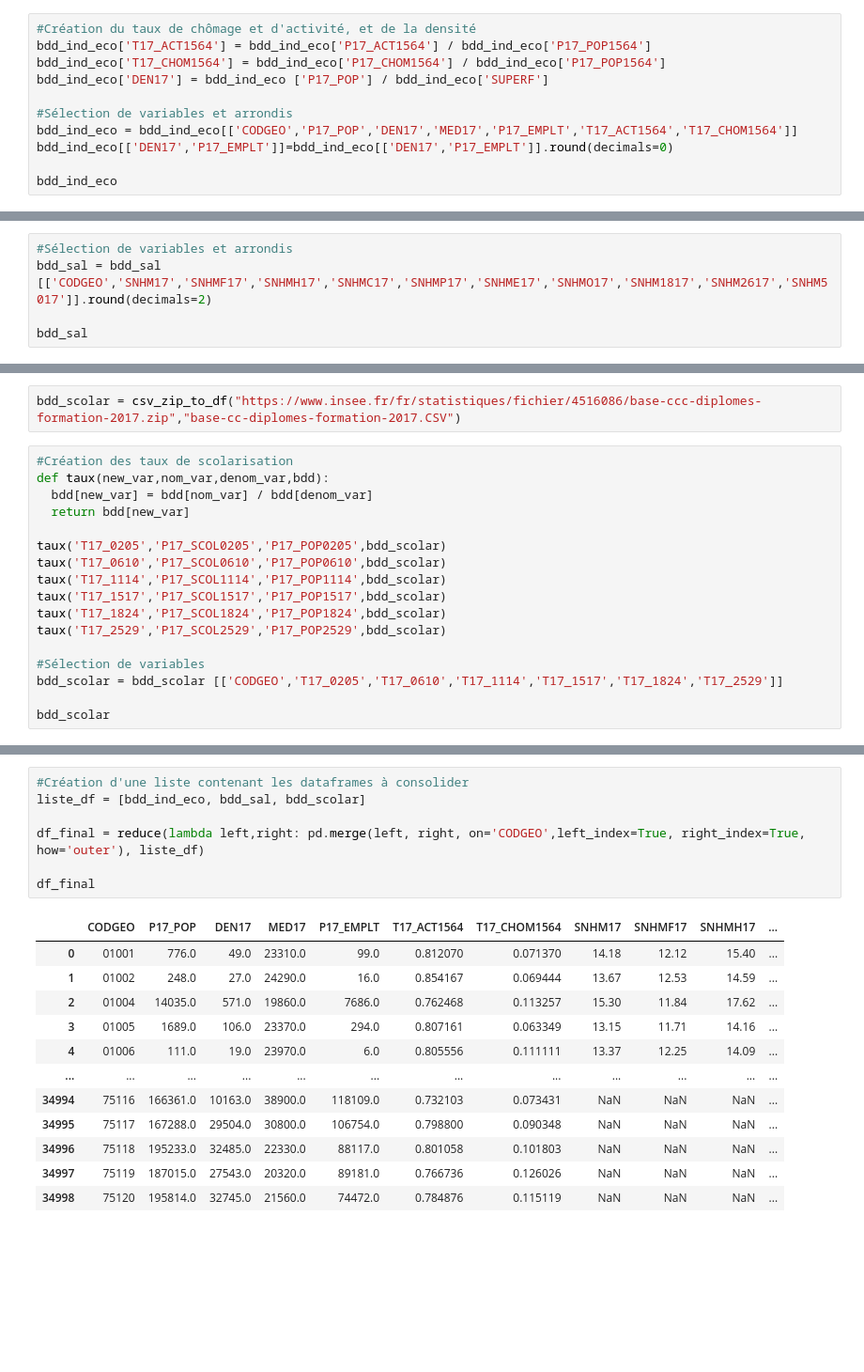
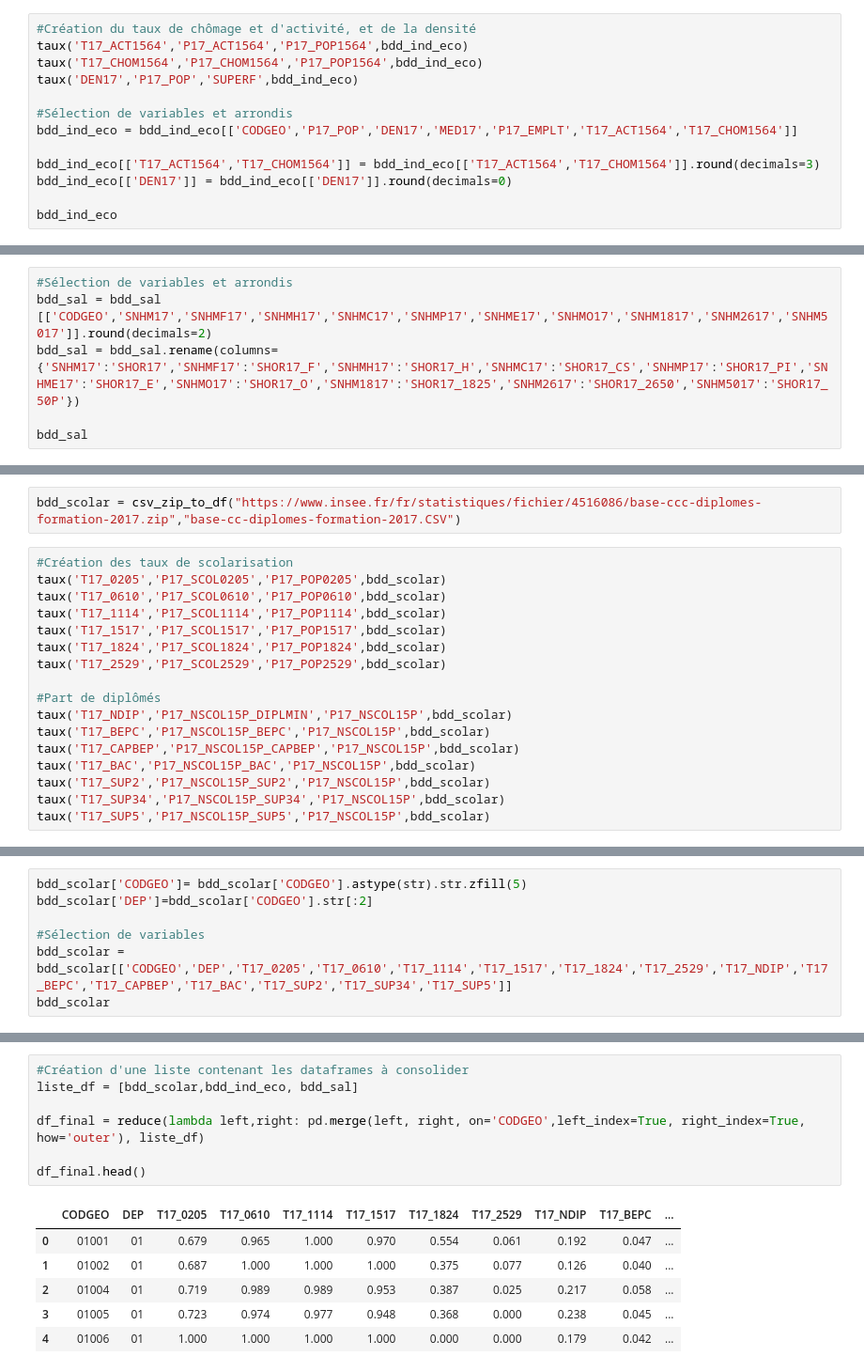
Before and after one commit to pguillot4/Python_project, a Jupyter notebook: Projet_Education.ipynb, the cells around one changed output, grey strips where cells are left out. Shown at 94% size. Cells and saved outputs as stored; diff of their text form; blank space fills up the shorter version.

```diff
--- a/Projet_Education.ipynb
+++ b/Projet_Education.ipynb
@@ -49,13 +80,15 @@ Et en créer certaines :
 bdd_ind_eco = csv_zip_to_df("https://www.insee.fr/fr/statistiques/fichier/2521169/base-comparateur-2017_CSV.zip","base_cc_comparateur.CSV")
 # %%
 #Création du taux de chômage et d'activité, et de la densité
-bdd_ind_eco['T17_ACT1564'] = bdd_ind_eco['P17_ACT1564'] / bdd_ind_eco['P17_POP1564']
-bdd_ind_eco['T17_CHOM1564'] = bdd_ind_eco['P17_CHOM1564'] / bdd_ind_eco['P17_POP1564']
-bdd_ind_eco['DEN17'] = bdd_ind_eco ['P17_POP'] / bdd_ind_eco['SUPERF']
+taux('T17_ACT1564','P17_ACT1564','P17_POP1564',bdd_ind_eco)
+taux('T17_CHOM1564','P17_CHOM1564','P17_POP1564',bdd_ind_eco)
+taux('DEN17','P17_POP','SUPERF',bdd_ind_eco)
 
 #Sélection de variables et arrondis
 bdd_ind_eco = bdd_ind_eco[['CODGEO','P17_POP','DEN17','MED17','P17_EMPLT','T17_ACT1564','T17_CHOM1564']]
-bdd_ind_eco[['DEN17','P17_EMPLT']]=bdd_ind_eco[['DEN17','P17_EMPLT']].round(decimals=0)
+
+bdd_ind_eco[['T17_ACT1564','T17_CHOM1564']] = bdd_ind_eco[['T17_ACT1564','T17_CHOM1564']].round(decimals=3)
+bdd_ind_eco[['DEN17']] = bdd_ind_eco[['DEN17']].round(decimals=0)
 
 bdd_ind_eco
 # %% [output]
@@ -91,6 +126,7 @@ bdd_sal = csv_zip_to_df ("https://www.insee.fr/fr/statistiques/fichier/2021266/b
 # %%
 #Sélection de variables et arrondis
 bdd_sal = bdd_sal [['CODGEO','SNHM17','SNHMF17','SNHMH17','SNHMC17','SNHMP17','SNHME17','SNHMO17','SNHM1817','SNHM2617','SNHM5017']].round(decimals=2)
+bdd_sal = bdd_sal.rename(columns={'SNHM17':'SHOR17','SNHMF17':'SHOR17_F','SNHMH17':'SHOR17_H','SNHMC17':'SHOR17_CS','SNHMP17':'SHOR17_PI','SNHME17':'SHOR17_E','SNHMO17':'SHOR17_O','SNHM1817':'SHOR17_1825','SNHM2617':'SHOR17_2650','SNHM5017':'SHOR17_50P'})
 
 bdd_sal
 # %% [output]
@@ -120,10 +167,6 @@ Cette base, issue de l'INSEE (https://www.insee.fr/fr/statistiques/4516086?somma
 bdd_scolar = csv_zip_to_df("https://www.insee.fr/fr/statistiques/fichier/4516086/base-ccc-diplomes-formation-2017.zip","base-cc-diplomes-formation-2017.CSV")
 # %%
 #Création des taux de scolarisation
-def taux(new_var,nom_var,denom_var,bdd):
-  bdd[new_var] = bdd[nom_var] / bdd[denom_var]
-  return bdd[new_var]
-
 taux('T17_0205','P17_SCOL0205','P17_POP0205',bdd_scolar)
 taux('T17_0610','P17_SCOL0610','P17_POP0610',bdd_scolar)
 taux('T17_1114','P17_SCOL1114','P17_POP1114',bdd_scolar)
@@ -131,8 +174,12 @@ taux('T17_1517','P17_SCOL1517','P17_POP1517',bdd_scolar)
 taux('T17_1824','P17_SCOL1824','P17_POP1824',bdd_scolar)
 taux('T17_2529','P17_SCOL2529','P17_POP2529',bdd_scolar)
 
-#Sélection de variables
-bdd_scolar = bdd_scolar [['CODGEO','T17_0205','T17_0610','T17_1114','T17_1517','T17_1824','T17_2529']]
-
-bdd_scolar
+#Part de diplômés
+taux('T17_NDIP','P17_NSCOL15P_DIPLMIN','P17_NSCOL15P',bdd_scolar)
+taux('T17_BEPC','P17_NSCOL15P_BEPC','P17_NSCOL15P',bdd_scolar)
+taux('T17_CAPBEP','P17_NSCOL15P_CAPBEP','P17_NSCOL15P',bdd_scolar)
+taux('T17_BAC','P17_NSCOL15P_BAC','P17_NSCOL15P',bdd_scolar)
+taux('T17_SUP2','P17_NSCOL15P_SUP2','P17_NSCOL15P',bdd_scolar)
+taux('T17_SUP34','P17_NSCOL15P_SUP34','P17_NSCOL15P',bdd_scolar)
+taux('T17_SUP5','P17_NSCOL15P_SUP5','P17_NSCOL15P',bdd_scolar)
 # %% [output]
@@ -151,0 +198,7 @@ bdd_scolar
+# %%
+bdd_scolar['CODGEO']= bdd_scolar['CODGEO'].astype(str).str.zfill(5)
+bdd_scolar['DEP']=bdd_scolar['CODGEO'].str[:2]
+
+#Sélection de variables
+bdd_scolar = bdd_scolar[['CODGEO','DEP','T17_0205','T17_0610','T17_1114','T17_1517','T17_1824','T17_2529','T17_NDIP','T17_BEPC','T17_CAPBEP','T17_BAC','T17_SUP2','T17_SUP34','T17_SUP5']]
+bdd_scolar
@@ -154,20 +260,14 @@ bdd_scolar
 # %%
 #Création d'une liste contenant les dataframes à consolider
-liste_df = [bdd_ind_eco, bdd_sal, bdd_scolar]
+liste_df = [bdd_scolar,bdd_ind_eco, bdd_sal]
 
 df_final = reduce(lambda left,right: pd.merge(left, right, on='CODGEO',left_index=True, right_index=True, how='outer'), liste_df)
 
-df_final
+df_final.head()
 # %% [output]
-|  | CODGEO | P17_POP | DEN17 | MED17 | P17_EMPLT | T17_ACT1564 | T17_CHOM1564 | SNHM17 | SNHMF17 | SNHMH17 | ... |
-| 0 | 01001 | 776.0 | 49.0 | 23310.0 | 99.0 | 0.812070 | 0.071370 | 14.18 | 12.12 | 15.40 | ... |
-| 1 | 01002 | 248.0 | 27.0 | 24290.0 | 16.0 | 0.854167 | 0.069444 | 13.67 | 12.53 | 14.59 | ... |
-| 2 | 01004 | 14035.0 | 571.0 | 19860.0 | 7686.0 | 0.762468 | 0.113257 | 15.30 | 11.84 | 17.62 | ... |
-| 3 | 01005 | 1689.0 | 106.0 | 23370.0 | 294.0 | 0.807161 | 0.063349 | 13.15 | 11.71 | 14.16 | ... |
-| 4 | 01006 | 111.0 | 19.0 | 23970.0 | 6.0 | 0.805556 | 0.111111 | 13.37 | 12.25 | 14.09 | ... |
-| ... | ... | ... | ... | ... | ... | ... | ... | ... | ... | ... | ... |
-| 34994 | 75116 | 166361.0 | 10163.0 | 38900.0 | 118109.0 | 0.732103 | 0.073431 | NaN | NaN | NaN | ... |
-| 34995 | 75117 | 167288.0 | 29504.0 | 30800.0 | 106754.0 | 0.798800 | 0.090348 | NaN | NaN | NaN | ... |
-| 34996 | 75118 | 195233.0 | 32485.0 | 22330.0 | 88117.0 | 0.801058 | 0.101803 | NaN | NaN | NaN | ... |
-| 34997 | 75119 | 187015.0 | 27543.0 | 20320.0 | 89181.0 | 0.766736 | 0.126026 | NaN | NaN | NaN | ... |
-| 34998 | 75120 | 195814.0 | 32745.0 | 21560.0 | 74472.0 | 0.784876 | 0.115119 | NaN | NaN | NaN | ... |
+|  | CODGEO | DEP | T17_0205 | T17_0610 | T17_1114 | T17_1517 | T17_1824 | T17_2529 | T17_NDIP | T17_BEPC | ... |
+| 0 | 01001 | 01 | 0.679 | 0.965 | 1.000 | 0.970 | 0.554 | 0.061 | 0.192 | 0.047 | ... |
+| 1 | 01002 | 01 | 0.687 | 1.000 | 1.000 | 1.000 | 0.375 | 0.077 | 0.126 | 0.040 | ... |
+| 2 | 01004 | 01 | 0.719 | 0.989 | 0.989 | 0.953 | 0.387 | 0.025 | 0.217 | 0.058 | ... |
+| 3 | 01005 | 01 | 0.723 | 0.974 | 0.977 | 0.948 | 0.368 | 0.000 | 0.238 | 0.045 | ... |
+| 4 | 01006 | 01 | 1.000 | 1.000 | 1.000 | 1.000 | 0.000 | 0.000 | 0.179 | 0.042 | ... |
```
Also changed, not shown: parts of 23 cells of this notebook.
